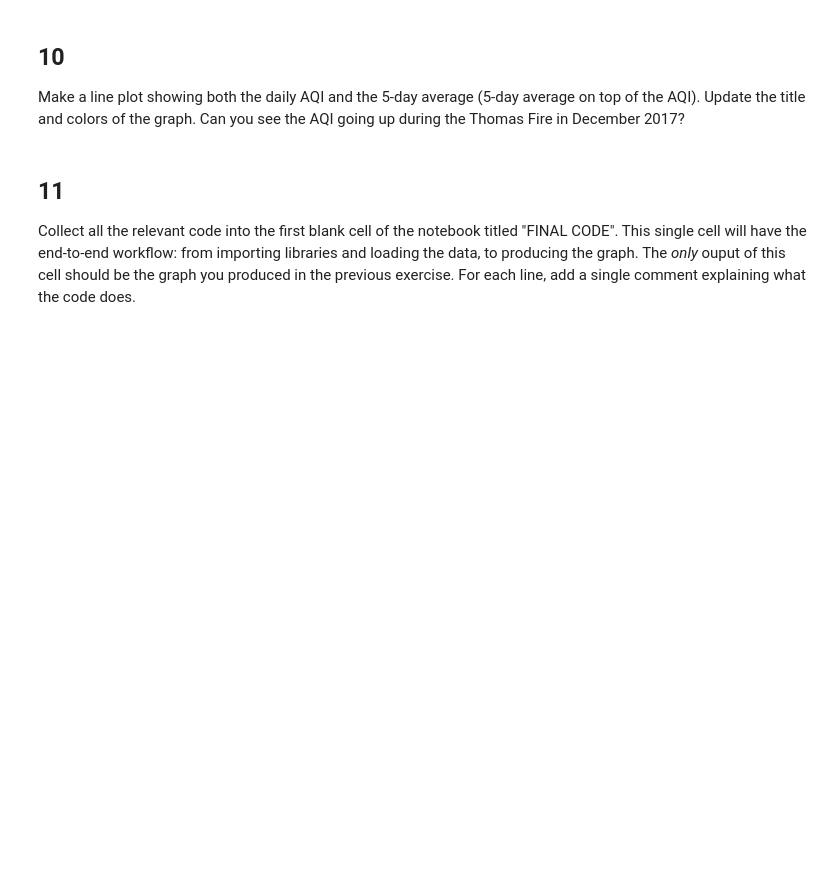
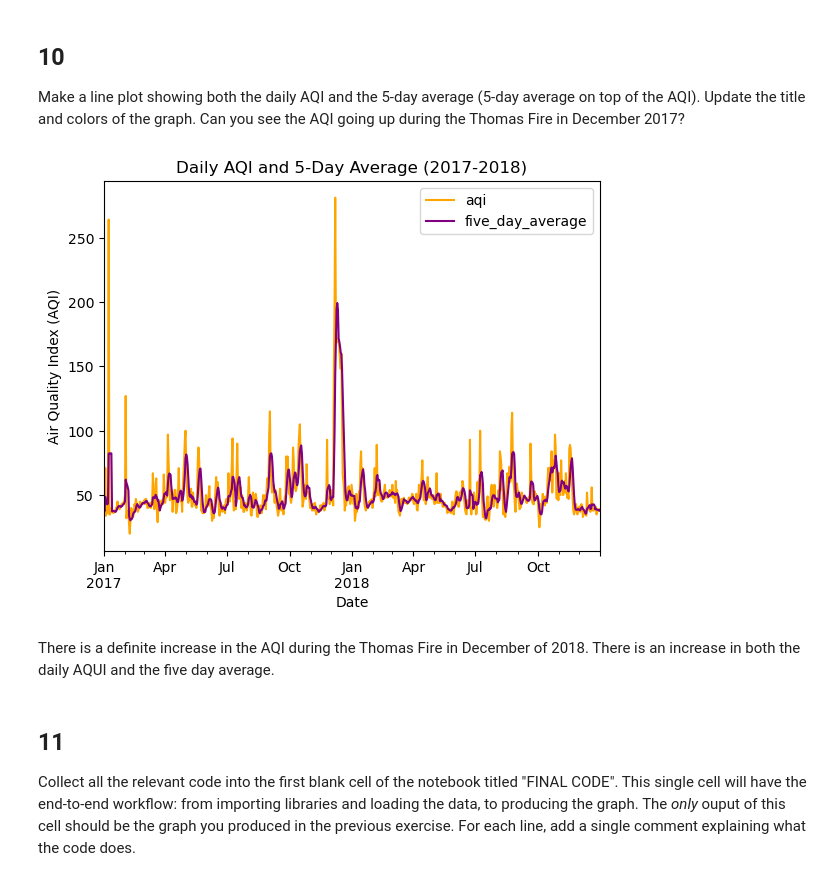
Before and after one commit to lunacatalan/eds220-hwk-2, a Jupyter notebook: hwk2-task2-aqi.ipynb, the cells around one changed output. Saved outputs shown, nothing was run; the diff lists cells and outputs as text; code cells hidden in the pictures; blank space fills up the shorter version.

```diff
--- a/hwk2-task2-aqi.ipynb
+++ b/hwk2-task2-aqi.ipynb
@@ -199,0 +283,5 @@ Without creating any new variables, add the mean of the AQI over a 5-day rolling
+# %%
+# create new column 'five_day_average'
+## set it equal to the rolling 5 day average
+### get the mean over each window
+aqi_sb['five_day_average'] = aqi_sb.aqi.rolling('5D').mean()
@@ -205,3 +300,22 @@ Make a line plot showing both the daily AQI and the 5-day average (5-day average
+# %%
+# set up figure environment
+fig, ax = plt.subplots()
+
+aqi_sb.aqi.plot(ax = ax, color = "orange", legend = True)
+aqi_sb.five_day_average.plot(ax = ax,
+                             color = "purple",
+                             legend = True)
+
+# update axis
+ax.set_title('Daily AQI and 5-Day Average (2017-2018)')
+ax.set_xlabel('Date')
+ax.set_ylabel('Air Quality Index (AQI)')
+
+plt.show()
+# %% [output]
+[figure, added]
+# %% [markdown]
+There is a definite increase in the AQI during the Thomas Fire in December of 2018. There is an increase in both the daily AQUI and the five day average.
 # %% [markdown]
 ## 11
 
```
Also changed, not shown: parts of 9 cells of this notebook.
